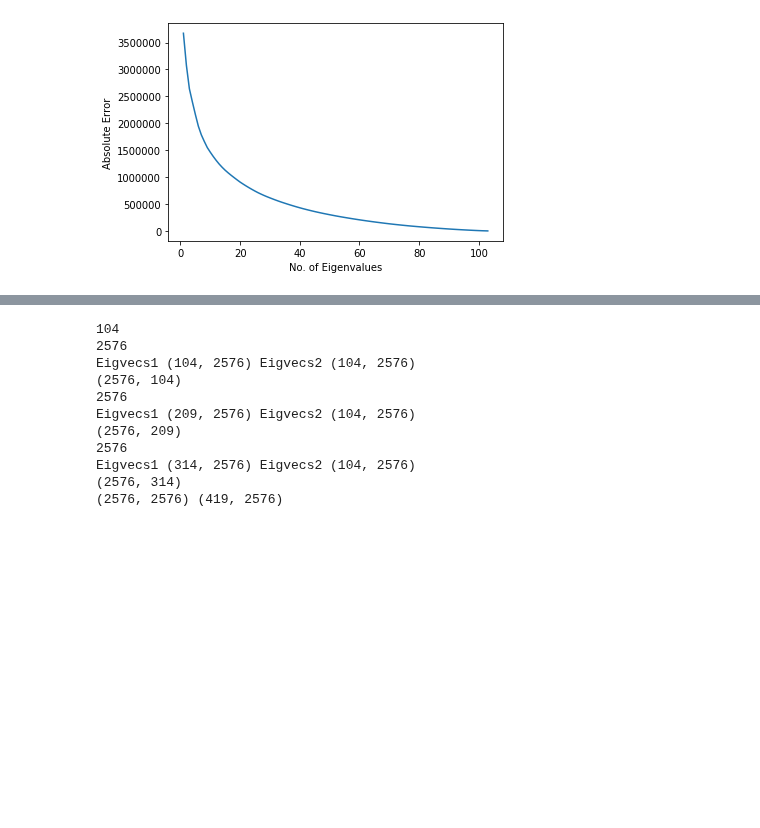
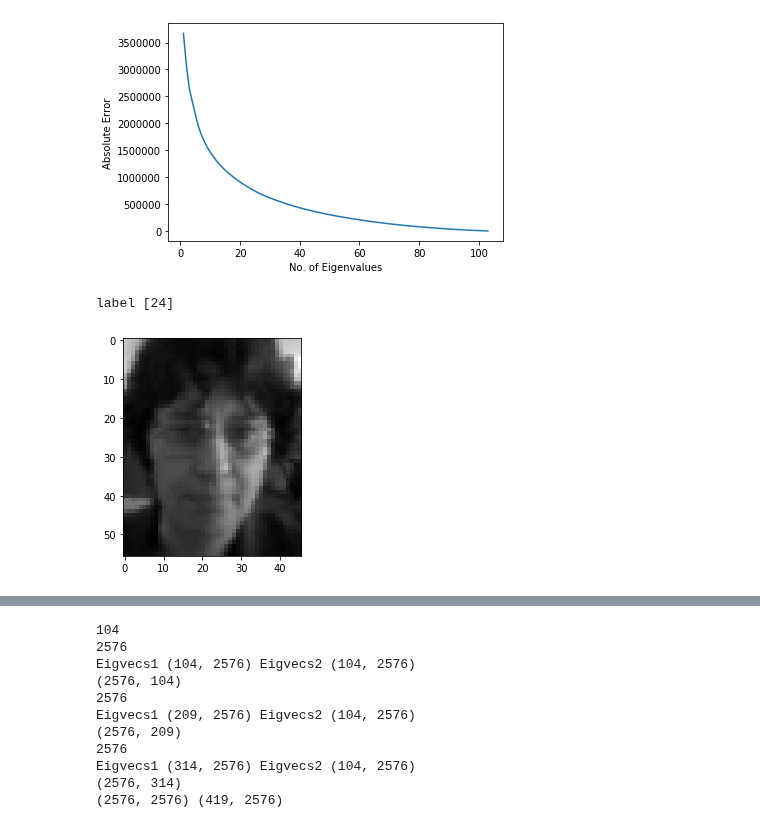
Before and after one commit to pedromonteiro18/Pattern_Recognition, a Jupyter notebook: Coursework.ipynb, the cells around one changed output, grey strips where cells are left out. Drawn from its saved outputs; the diff is of its cells as text; code cells hidden in the pictures; blank space fills up the shorter version.

```diff
--- a/Coursework.ipynb
+++ b/Coursework.ipynb
@@ -269,3 +270,12 @@ plt.plot(x,y)
 # %% [output]
 [<matplotlib.lines.Line2D at 0x...>]
 [figure]
+# %%
+# nearest neighbour test face for dataset 1
+test_face = test_data[0].T[:,6]
+test_face = np.reshape(test_face,(46,56))
+plt.imshow(test_face.T, cmap= 'gist_gray')
+print("label", test_label[0][6])
+# %% [output]
+label [24]
+[figure, added]
```
Also changed, not shown: parts of 4 cells of this notebook.
